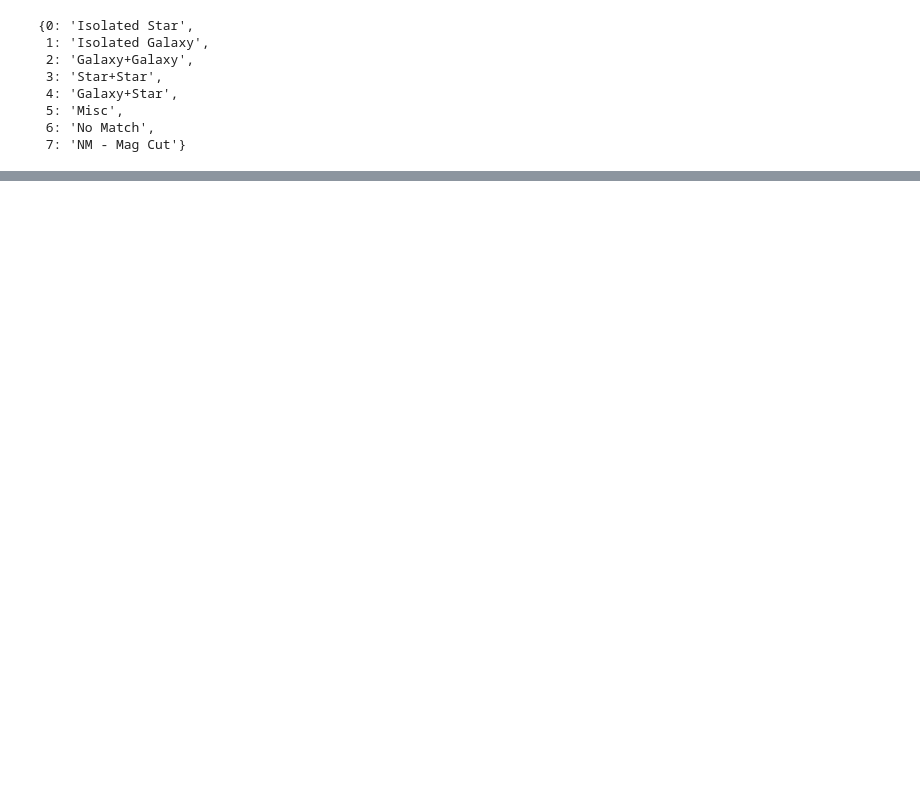
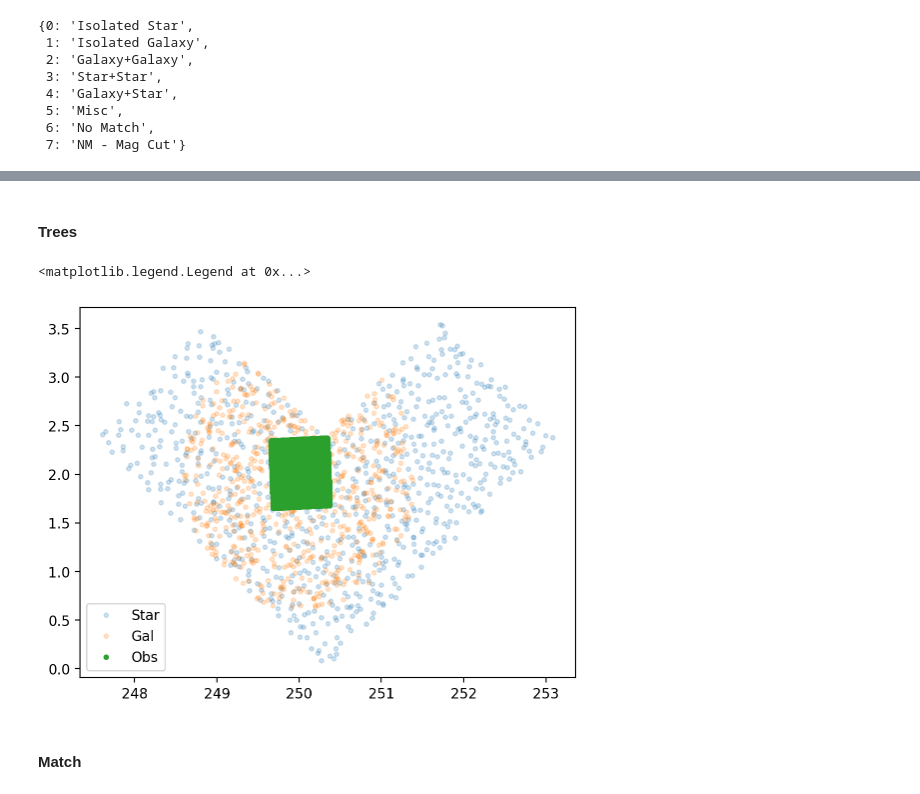
Before and after one commit to lsst-sitcom/ops_rehearsal_commissioning_2024, a Jupyter notebook: notebooks/DM-44046-StarGalaxy-Classification-Error.ipynb, the cells around one changed output, grey strips where cells are left out. Saved outputs shown, nothing was run; the diff lists cells and outputs as text; code cells hidden in the pictures; blank space fills up the shorter version.

```diff
--- a/notebooks/DM-44046-StarGalaxy-Classification-Error.ipynb
+++ b/notebooks/DM-44046-StarGalaxy-Classification-Error.ipynb
@@ -568,0 +944,28 @@ Text(0.5, 0.01, 'Object i-mag')
+# %%
+# Store them in a nice set of catalogs
+
+star_full = star_cat # Just renaming to keep consistent between star / galaxy variables
+# %%
+gal_full = gal_full.astype({"ra": "float32", "dec": "float32"})
+star_full = star_full.astype({"ra": "float32", "dec": "float32"})
+# %% [markdown]
+#### Trees
+# %%
+# Fetch RA-DEC and store in a nice Nx2 array
+# Can extend this to include other shape parameters
+
+
+true_gal_coords = np.vstack(((gal_full['ra'] + 360) % 360, gal_full['dec'])).T
+true_gal_len = len(true_gal_coords)
+true_star_coords = np.vstack(((star_full['ra'] + 360) % 360, star_full['dec'])).T
+
+true_coords = np.vstack((true_gal_coords, true_star_coords))
+Ntg = len(true_gal_coords)
+
+# Construct the truth tree!
+true_tree = KDTree(true_coords)
+# %%
+# Fetch object coordinates and create tree
+
+obj_coords = np.vstack(((primary_visit['coord_ra'] + 360) % 360, primary_visit['coord_dec'])).T
+obj_tree = KDTree(obj_coords)
@@ -568,0 +977,11 @@ Text(0.5, 0.01, 'Object i-mag')
+# %%
+# Hopefully each tract is overlapping properly!
+
+plt.plot(*true_star_coords[::1023].T, '.', alpha=.2, label="Star")
+plt.plot(*true_gal_coords[::17010].T, '.', alpha=.2, label="Gal")
+plt.plot(*obj_coords.T, '.', label="Obs")
+
+plt.legend()
+# %% [output]
+<matplotlib.legend.Legend at 0x...>
+[figure, added]
@@ -568,0 +997,2 @@ Text(0.5, 0.01, 'Object i-mag')
+# %% [markdown]
+#### Match
```
Also changed, not shown: parts of 71 cells of this notebook.
